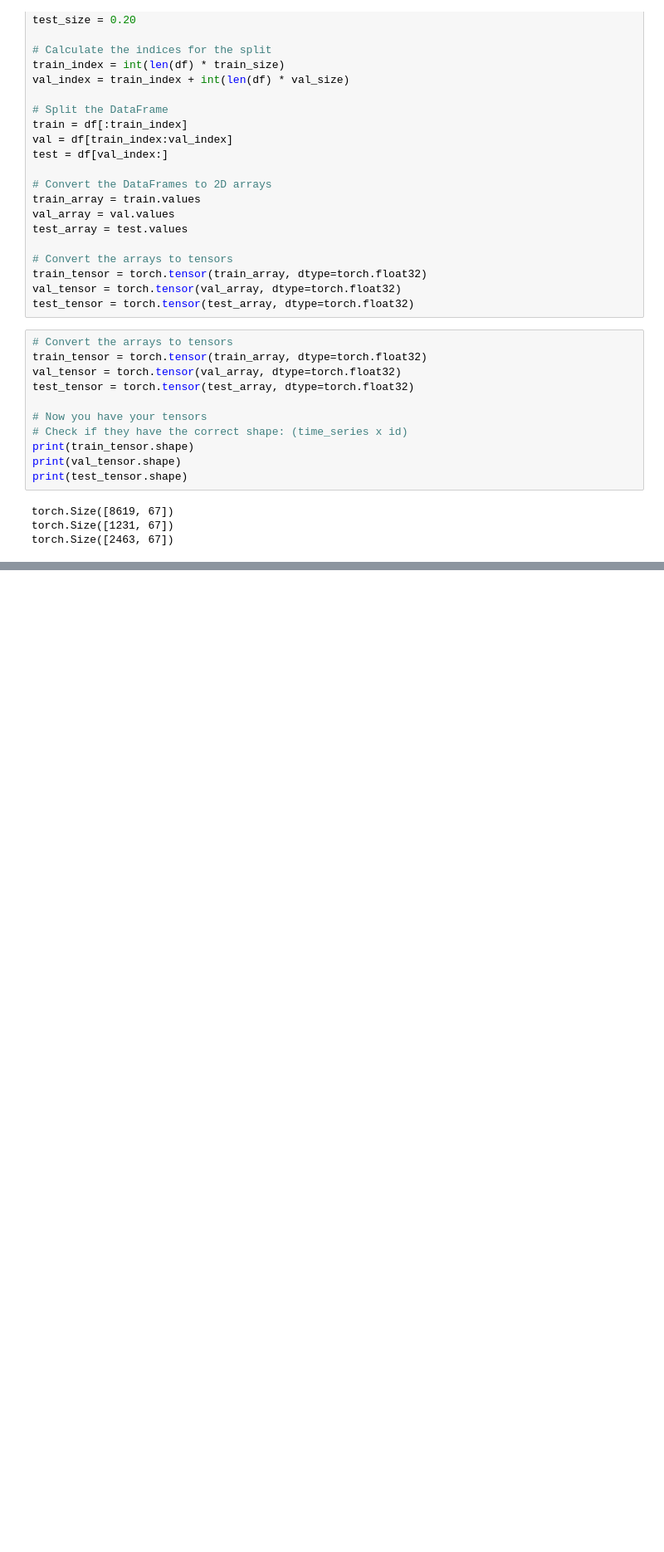
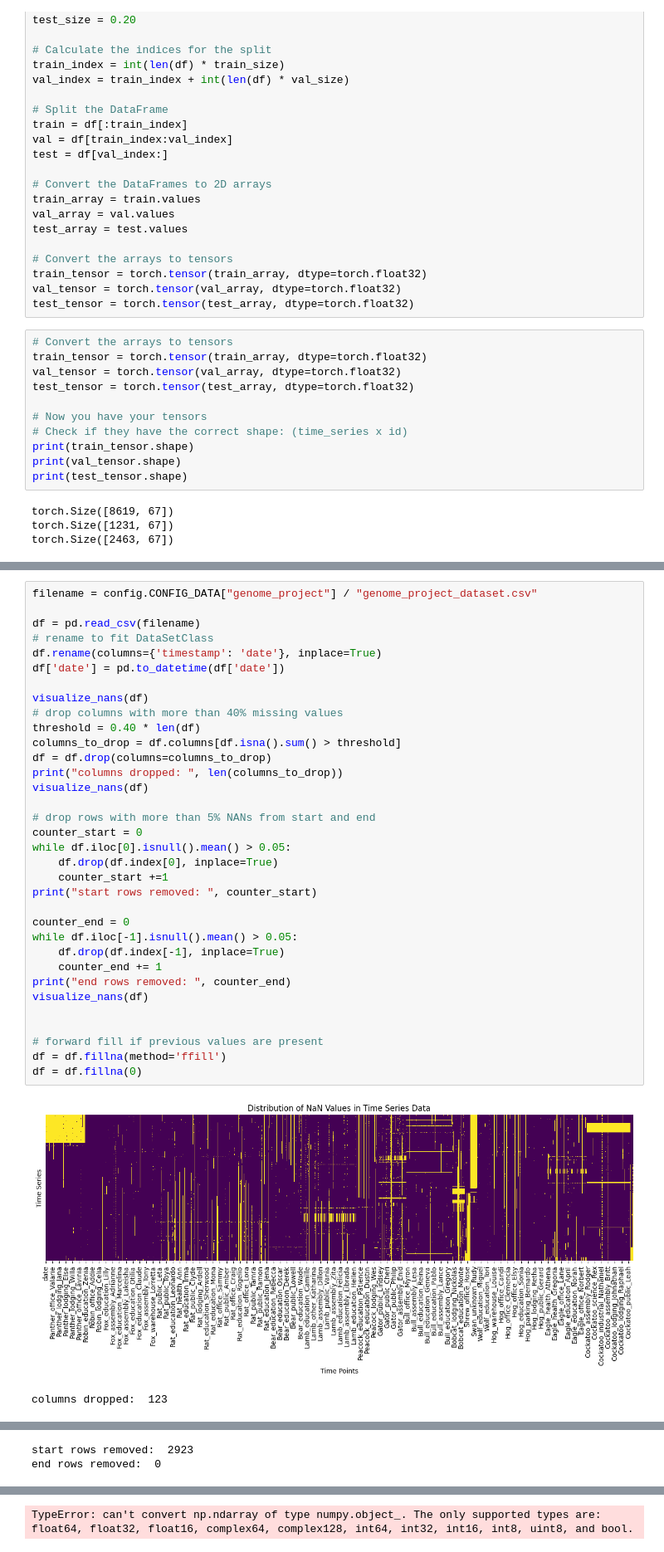
Before and after one commit to ben10ben/thesis, a Jupyter notebook: src/exploratory.ipynb, the cells around one changed output, grey strips where cells are left out. Shown at 83% size. Saved outputs shown, nothing was run; the diff lists cells and outputs as text; blank space fills up the shorter version.

Commit message:
3. dataset

```diff
--- a/src/exploratory.ipynb
+++ b/src/exploratory.ipynb
@@ -426,0 +413,37 @@ torch.Size([2463, 67])
+# %%
+filename = config.CONFIG_DATA["genome_project"] / "genome_project_dataset.csv"
+
+df = pd.read_csv(filename)
+# rename to fit DataSetClass
+df.rename(columns={'timestamp': 'date'}, inplace=True)
+df['date'] = pd.to_datetime(df['date'])
+
+visualize_nans(df)
+# drop columns with more than 40% missing values
+threshold = 0.40 * len(df)
+columns_to_drop = df.columns[df.isna().sum() > threshold]
+df = df.drop(columns=columns_to_drop)
+print("columns dropped: ", len(columns_to_drop))
+visualize_nans(df)
+
+# drop rows with more than 5% NANs from start and end
+counter_start = 0
+while df.iloc[0].isnull().mean() > 0.05:
+    df.drop(df.index[0], inplace=True)
+    counter_start +=1
+print("start rows removed: ", counter_start)
+
+counter_end = 0
+while df.iloc[-1].isnull().mean() > 0.05:
+    df.drop(df.index[-1], inplace=True)
+    counter_end += 1
+print("end rows removed: ", counter_end)
+visualize_nans(df)
+
+
+# forward fill if previous values are present
+df = df.fillna(method='ffill')
+df = df.fillna(0)
+# %% [output]
+[figure, added]
+columns dropped:  123
@@ -426,0 +451,2 @@ torch.Size([2463, 67])
+start rows removed:  2923
+end rows removed:  0
@@ -426,0 +454 @@ torch.Size([2463, 67])
+TypeError: can't convert np.ndarray of type numpy.object_. The only supported types are: float64, float32, float16, complex64, complex128, int64, int32, int16, int8, uint8, and bool.
```
Also changed, not shown: parts of 20 cells of this notebook, 4 other files.
